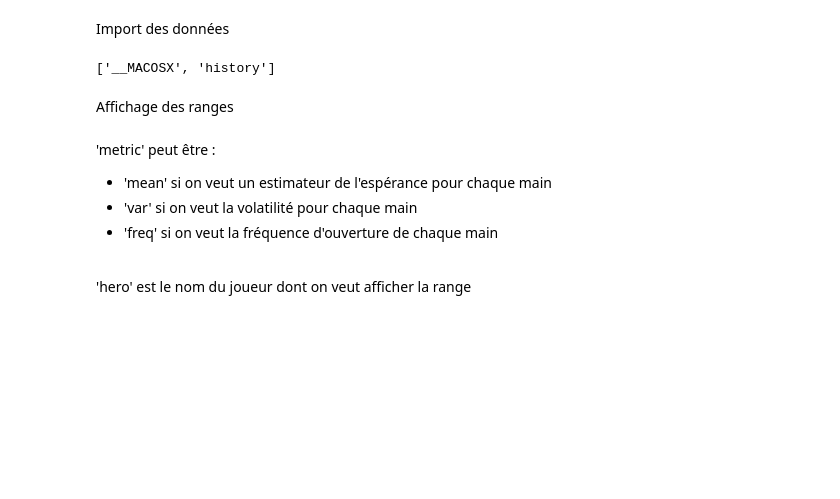
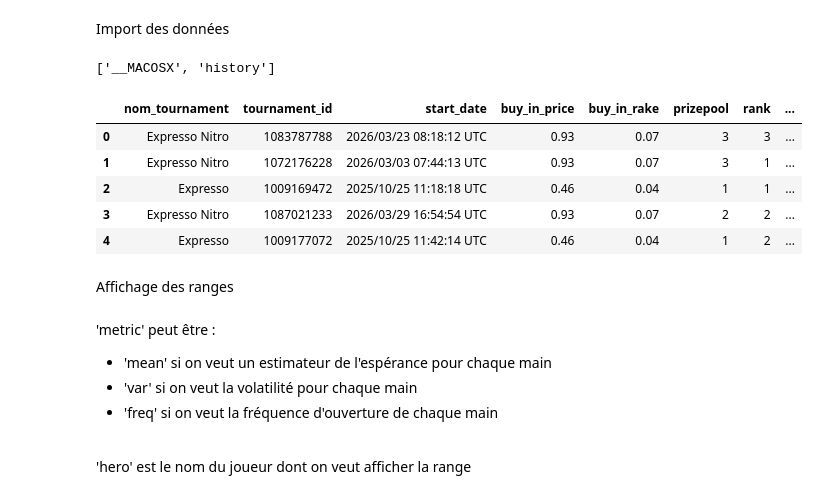
Before and after one commit to MathisKacer/projet_poker, a Jupyter notebook: execution.ipynb, the cells around one changed output. Drawn from its saved outputs; the diff is of its cells as text; code cells hidden in the pictures; blank space fills up the shorter version.

```diff
--- a/execution.ipynb
+++ b/execution.ipynb
@@ -22,5 +22,15 @@ trier_fichiers("data/historique/history/", "data/mains/", "data/resumes/")
 # %% [output]
 ['__MACOSX', 'history']
 # %%
-tableau_main = parse_folder("data/mains/")
+tableau_mains = parse_folder("data/mains/")
 tableau_tournoi = parse_folder_resume("data/resumes/")
+
+tableau_mains.head()
+tableau_tournoi.head()
+# %% [output]
+|  | nom_tournament | tournament_id | start_date | buy_in_price | buy_in_rake | prizepool | rank | ... |
+| 0 | Expresso Nitro | 1083787788 | 2026/03/23 08:18:12 UTC | 0.93 | 0.07 | 3 | 3 | ... |
+| 1 | Expresso Nitro | 1072176228 | 2026/03/03 07:44:13 UTC | 0.93 | 0.07 | 3 | 1 | ... |
+| 2 | Expresso | 1009169472 | 2025/10/25 11:18:18 UTC | 0.46 | 0.04 | 1 | 1 | ... |
+| 3 | Expresso Nitro | 1087021233 | 2026/03/29 16:54:54 UTC | 0.93 | 0.07 | 2 | 2 | ... |
+| 4 | Expresso | 1009177072 | 2025/10/25 11:42:14 UTC | 0.46 | 0.04 | 1 | 2 | ... |
```
Also changed, not shown: parts of 2 cells of this notebook, 2 other files.
